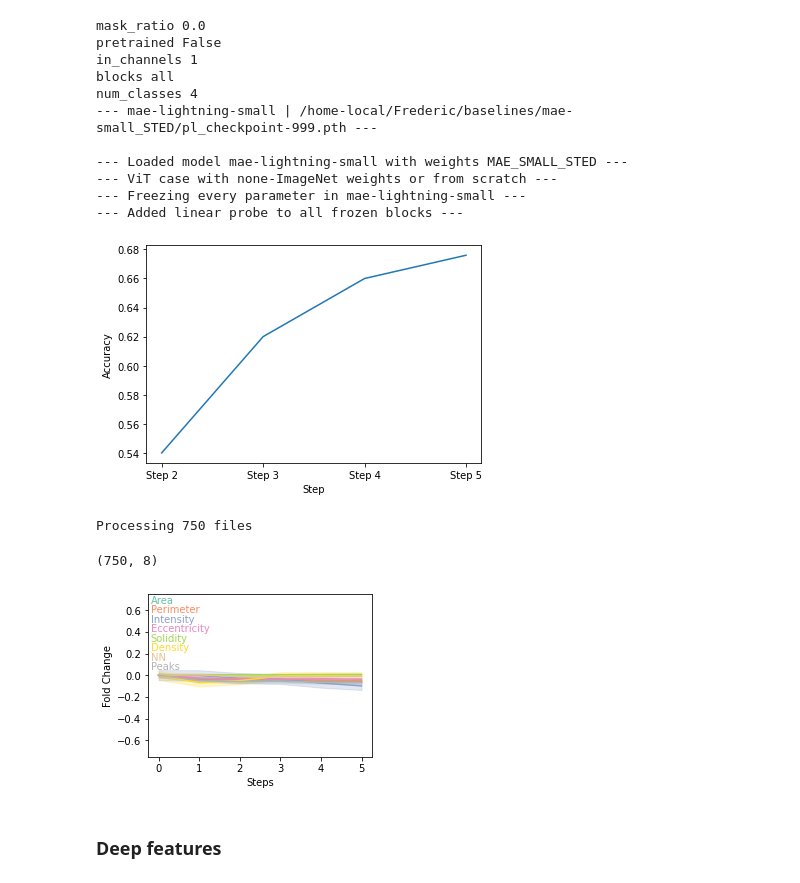
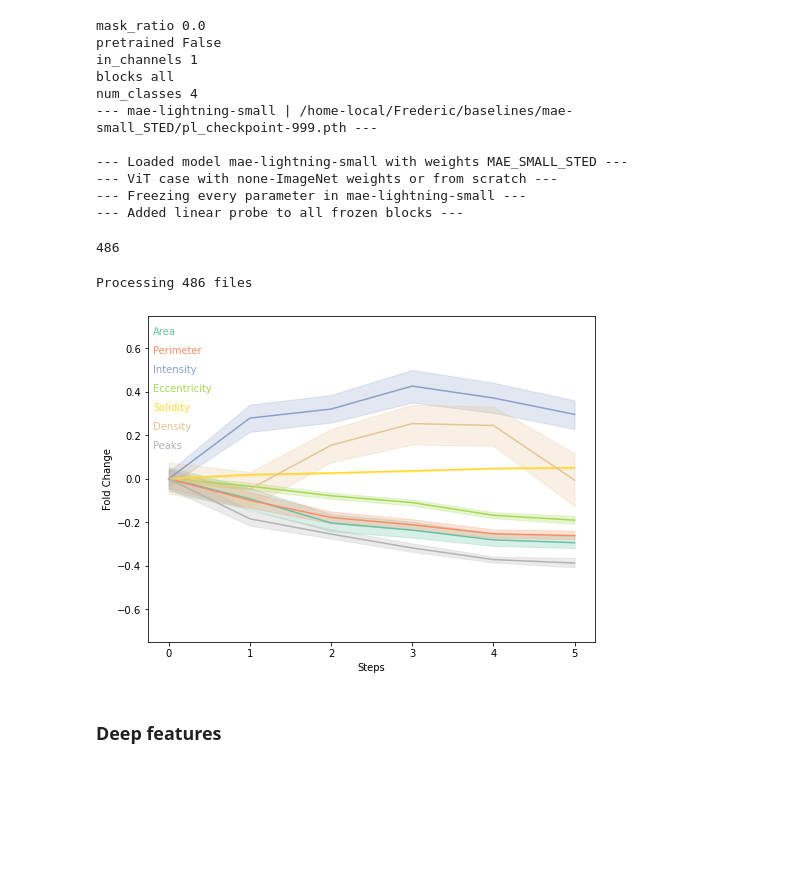
Before and after one commit to FLClab/STED-FM, a Jupyter notebook: experiments/diffusion-experiments/als_multidim.ipynb, the cells around one changed output. Drawn from its saved outputs; the diff is of its cells as text; code cells hidden in the pictures; blank space fills up the shorter version.

```diff
--- a/experiments/diffusion-experiments/als_multidim.ipynb
+++ b/experiments/diffusion-experiments/als_multidim.ipynb
@@ -26,3 +218,5 @@ CHANNEL = "FUS"
+# %%
+MAX_NN = np.quantile(all_NNs, q=0.75)
 # %%
 latent_encoder, model_config = get_pretrained_model_v2(
     name="mae-lightning-small",
@@ -201,35 +409,36 @@ def get_trajectory_endpoints(files, start_idx, end_idx, model):
     labels = np.array(labels)
     return embeddings, labels
 # %%
-files = load_files(f"./als-experiment/{CHANNEL}/examples/raw-tif/*DIV14*.tif")
-clf = load_svm()
-accuracies = []
-for end_idx in range(2, 6):
-    embeddings, labels = get_trajectory_endpoints(files, 1, end_idx, model=latent_encoder)
-    pred = clf.predict(embeddings)
-    acc = np.sum(pred == labels) / len(labels)
-    accuracies.append(acc)
+files = load_files(f"./als-experiment/{CHANNEL}/examples/raw-tif/*young*.tif")
+# clf = load_svm()
+# accuracies = []
+# for end_idx in range(1, 6):
+#     embeddings, labels = get_trajectory_endpoints(files, 1, end_idx, model=latent_encoder)
+#     pred = clf.predict(embeddings)
+#     acc = np.sum(pred == labels) / len(labels)
+#     accuracies.append(acc)
 
-x = np.arange(2, 6)
-y = np.array(accuracies)
+# x = np.arange(1, 6)
+# y = np.array(accuracies)
 
-plt.plot(x, y)
-plt.xticks(x, [f"Step {i}" for i in x])
-plt.xlabel("Step")
-plt.ylabel("Accuracy")
-plt.show()
+# plt.plot(x, y)
+# plt.xticks(x, [f"Step {i}" for i in x])
+# plt.xlabel("Step")
+# plt.ylabel("Accuracy")
+# plt.show()
+print(len(files))
 # %% [output]
-[figure, removed]
+486
 # %%
 trajectory_id_per_condition, timesteps_per_condition, deep_trajectories_per_condition, trajectories_per_condition = [], [], [], []
 
-for name, deep_features, features, steps in gen_trajectory(files, per_protein=False, extract_deep=True):
+for name, deep_features, features, steps in gen_trajectory(files, per_protein=False, max_nn=MAX_NN,extract_deep=True):
     trajectory_id_per_condition.extend([name] * len(steps))
     timesteps_per_condition.extend(steps)
     trajectories_per_condition.append(features)
     deep_trajectories_per_condition.append(deep_features)
 # %% [output]
-Processing 750 files
+Processing 486 files
 # %%
 from tqdm import trange
 
@@ -298,42 +507,40 @@ trajectory_id = np.array(trajectory_id_per_condition)
 # standard_scaler.fit(trajectories)
 scaler = FoldChangeScaler(trajectory_id, index=0)
 trajectories = scaler.fit_transform(trajectories, trajectory_id=trajectory_id)
-print(trajectories.shape)
 
 
 bootstrapped_trajectory = bootstrap(list(set(trajectory_id)), trajectories=trajectories, n=1000)
-# %% [output]
-(750, 8)
 # %%
-FEATURES = ["Area", "Perimeter", "Intensity", "Eccentricity", "Solidity", "Density", "NN", "Peaks"]
-fig, ax = plt.subplots(figsize=(4, 3))
+FEATURES = ["Area", "Perimeter", "Intensity", "Eccentricity", "Solidity", "Density", "Peaks"]
+fig, ax = plt.subplots(figsize=(8,6))
 cmap = plt.get_cmap("Set2", bootstrapped_trajectory.shape[-1])
 for t in range(bootstrapped_trajectory.shape[-1]):
     mean, cid, ciu = get_confidence_interval(bootstrapped_trajectory, t, axis=-1)
     ax.plot(mean, color=cmap(t))
     ax.fill_between(
         np.arange(0, bootstrapped_trajectory.shape[1], 1),
         cid, ciu, color=cmap(t), alpha=0.25
     )
     ax.annotate(
             FEATURES[t],
             xy=(0.01, 1 - 0.35 * (t + 1)/bootstrapped_trajectory.shape[1]), color=cmap(t),
             xycoords='axes fraction',
             horizontalalignment='left'
         )
 # ax.annotate(
 #         condition,
 #         xy=(0.99, 0.99),
 #         xycoords='axes fraction',
 #         horizontalalignment='right',
 #         verticalalignment='top'
 #     )
 ax.set(
     ylim=(-0.75, 0.75), ylabel="Fold Change", xlabel="Steps"
 )
 plt.show()
+fig.savefig(f"./als-experiment/{CHANNEL}/figure_panels/trajectory_bootstrap.pdf", bbox_inches="tight")
 # %% [output]
-[figure, old version]
+[figure, new version]
 # %% [markdown]
 ### Deep features
 # %% [markdown]
```
Also changed, not shown: parts of 11 cells of this notebook, 25 other files.
